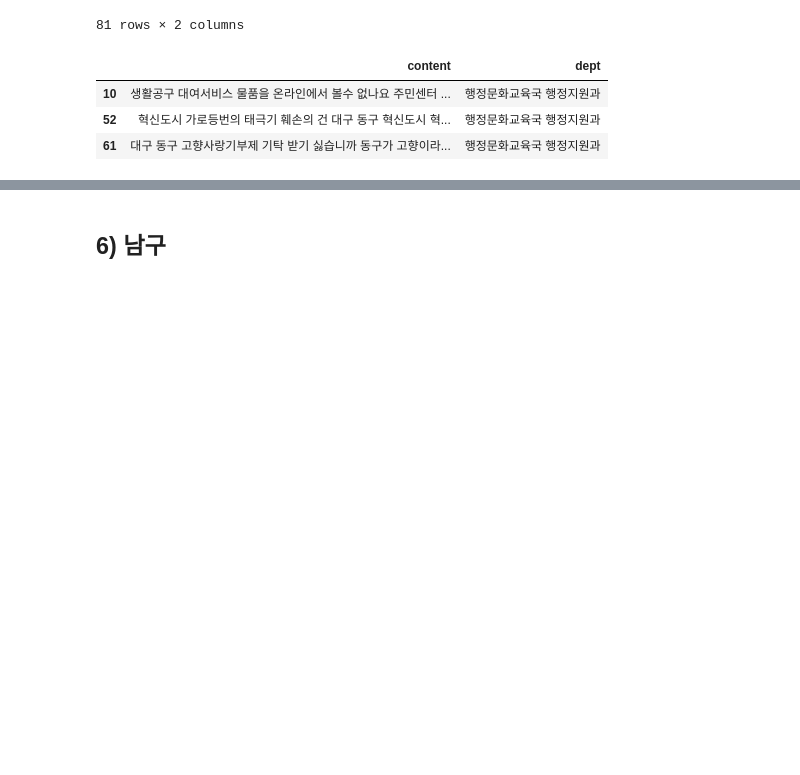
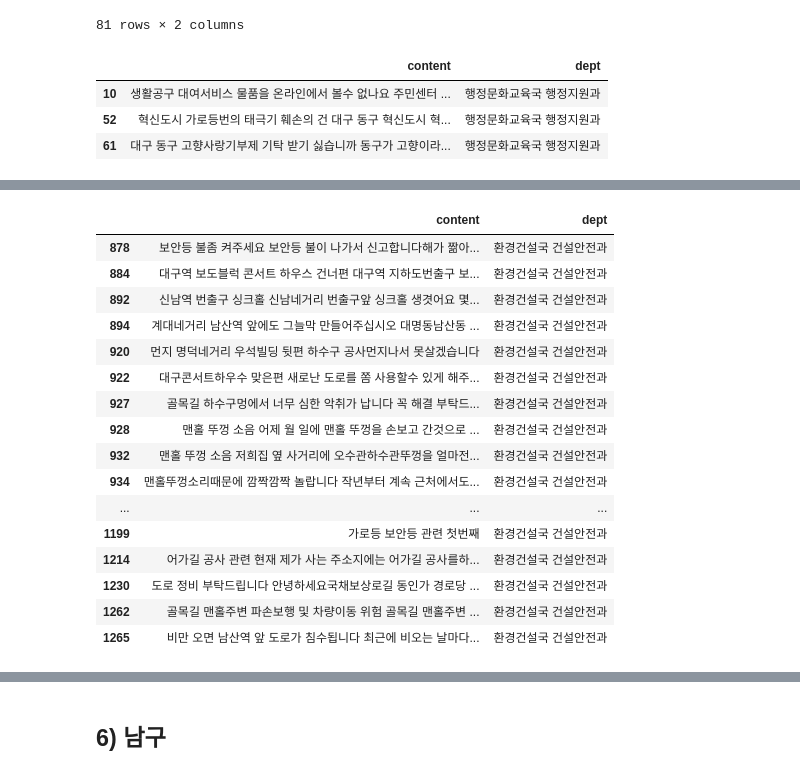
Before and after one commit to eleron7/Daegu_Complain_Classiffication, a Jupyter notebook: 전처리/부서_통합/부서통합.ipynb, the cells around one changed output, grey strips where cells are left out. Drawn from its saved outputs; the diff is of its cells as text; code cells hidden in the pictures; blank space fills up the shorter version.

```diff
--- a/전처리/부서_통합/부서통합.ipynb
+++ b/전처리/부서_통합/부서통합.ipynb
@@ -868,0 +904,20 @@ complain_list_ori[3].loc[complain_list_ori[3]['dept'] == '행정문화교육국
+# %%
+complain_list_ori[4].loc[complain_list_ori[4]['dept'] == '환경건설국 건설안전과']
+# %% [output]
+|  | content | dept |
+| 878 | 보안등 불좀 켜주세요 보안등 불이 나가서 신고합니다해가 짦아... | 환경건설국 건설안전과 |
+| 884 | 대구역 보도블럭 콘서트 하우스 건너편 대구역 지하도번출구 보... | 환경건설국 건설안전과 |
+| 892 | 신남역 번출구 싱크홀 신남네거리 번출구앞 싱크홀 생겻어요 몇... | 환경건설국 건설안전과 |
+| 894 | 계대네거리 남산역 앞에도 그늘막 만들어주십시오 대명동남산동 ... | 환경건설국 건설안전과 |
+| 920 | 먼지 명덕네거리 우석빌딩 뒷편 하수구 공사먼지나서 못살겠습니다 | 환경건설국 건설안전과 |
+| 922 | 대구콘서트하우수 맞은편 새로난 도로를 쫌 사용할수 있게 해주... | 환경건설국 건설안전과 |
+| 927 | 골목길 하수구멍에서 너무 심한 악취가 납니다 꼭 해결 부탁드... | 환경건설국 건설안전과 |
+| 928 | 맨홀 뚜껑 소음 어제 월 일에 맨홀 뚜껑을 손보고 간것으로 ... | 환경건설국 건설안전과 |
+| 932 | 맨홀 뚜껑 소음 저희집 옆 사거리에 오수관하수관뚜껑을 얼마전... | 환경건설국 건설안전과 |
+| 934 | 맨홀뚜껑소리때문에 깜짝깜짝 놀랍니다 작년부터 계속 근처에서도... | 환경건설국 건설안전과 |
+| ... | ... | ... |
+| 1199 | 가로등 보안등 관련 첫번째 | 환경건설국 건설안전과 |
+| 1214 | 어가길 공사 관련 현재 제가 사는 주소지에는 어가길 공사를하... | 환경건설국 건설안전과 |
+| 1230 | 도로 정비 부탁드립니다 안녕하세요국채보상로길 동인가 경로당 ... | 환경건설국 건설안전과 |
+| 1262 | 골목길 맨홀주변 파손보행 및 차량이동 위험 골목길 맨홀주변 ... | 환경건설국 건설안전과 |
+| 1265 | 비만 오면 남산역 앞 도로가 침수됩니다 최근에 비오는 날마다... | 환경건설국 건설안전과 |
```
Also changed, not shown: parts of 173 cells of this notebook, 9 other files.
